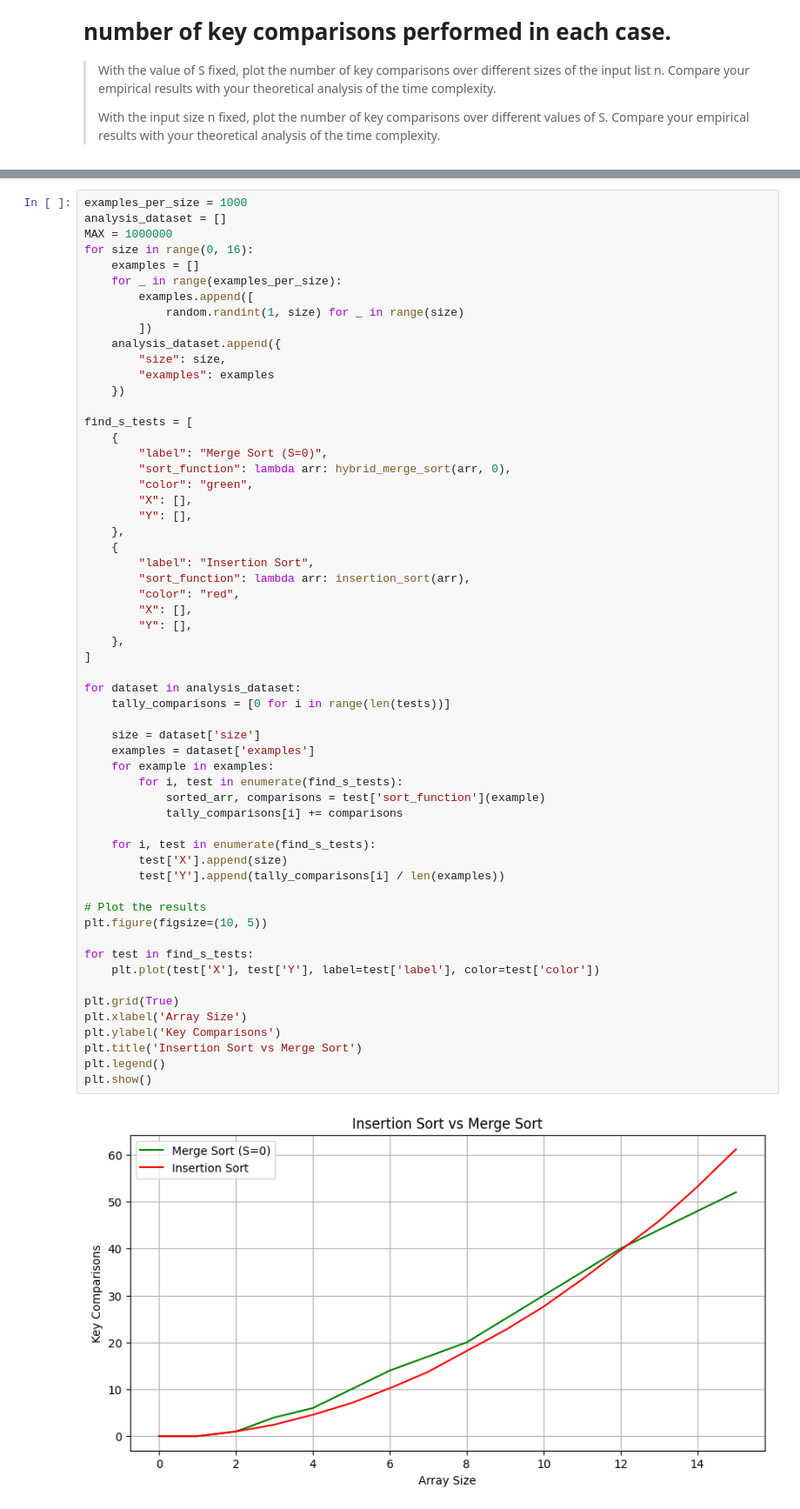
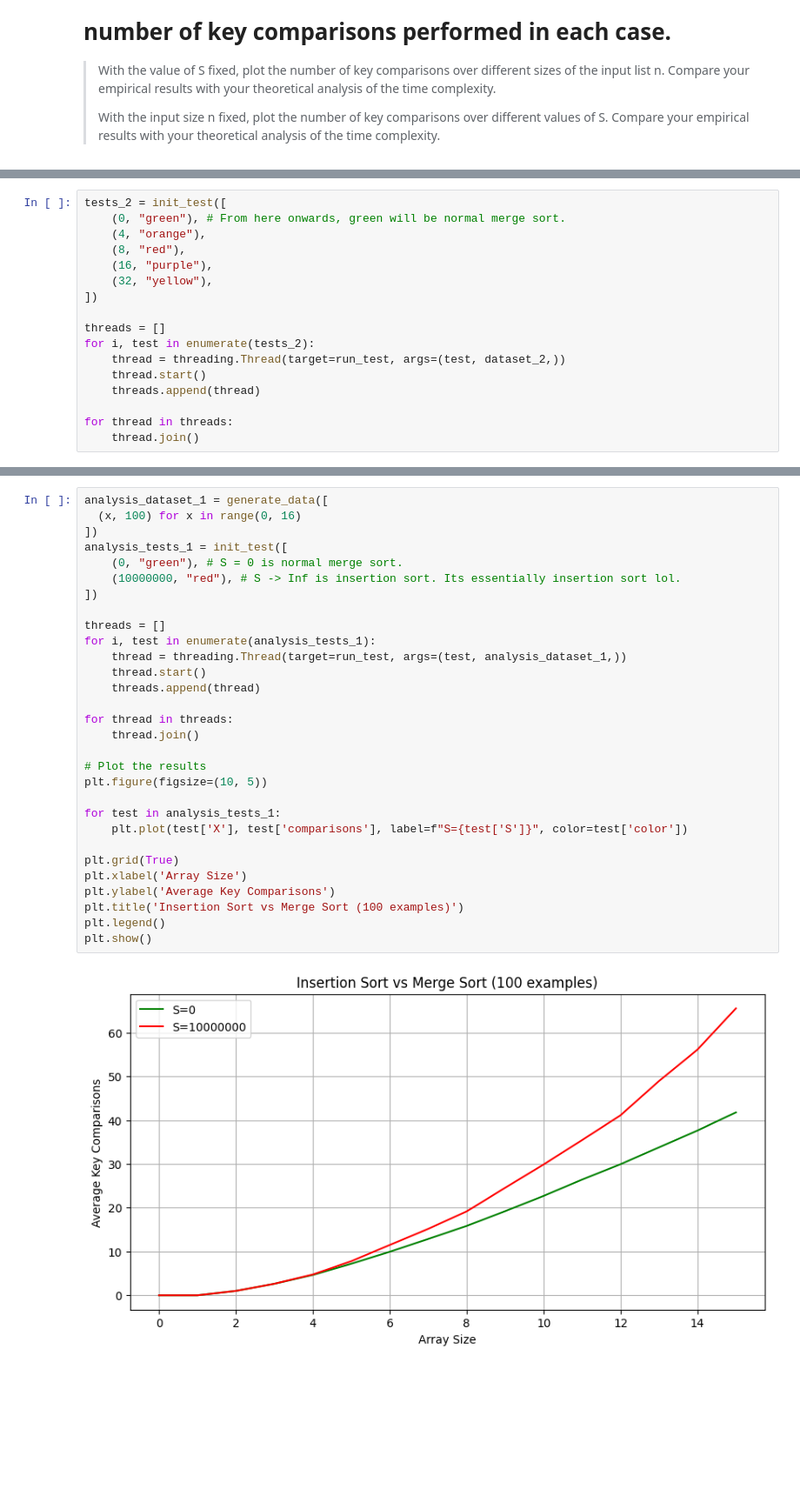
Before and after one commit to Acrylic125/sc2001-lab, a Jupyter notebook: lab1/sorting.ipynb, the cells around one changed output, grey strips where cells are left out. Shown: that part at 87% size. Drawn from its saved outputs; the diff is of its cells as text; blank space fills up the shorter version.

```diff
--- a/lab1/sorting.ipynb
+++ b/lab1/sorting.ipynb
@@ -256,0 +274,17 @@ plt.show()
+# %%
+tests_2 = init_test([
+    (0, "green"), # From here onwards, green will be normal merge sort.
+    (4, "orange"),
+    (8, "red"),
+    (16, "purple"),
+    (32, "yellow"),
+])
+
+threads = []
+for i, test in enumerate(tests_2):
+    thread = threading.Thread(target=run_test, args=(test, dataset_2,))
+    thread.start()
+    threads.append(thread)
+
+for thread in threads:
+    thread.join()
@@ -263,60 +340,32 @@ For our test, we will use as many samples as reasonable to reduce variability on
 # %%
-examples_per_size = 1000
-analysis_dataset = []
-MAX = 1000000
-for size in range(0, 16):
-    examples = []
-    for _ in range(examples_per_size):
-        examples.append([
-            random.randint(1, size) for _ in range(size)
-        ])
-    analysis_dataset.append({
-        "size": size,
-        "examples": examples
-    })
+analysis_dataset_1 = generate_data([
+  (x, 100) for x in range(0, 16)
+])
+analysis_tests_1 = init_test([
+    (0, "green"), # S = 0 is normal merge sort.
+    (10000000, "red"), # S -> Inf is insertion sort. Its essentially insertion sort lol.
+])
 
-find_s_tests = [
-    {
-        "label": "Merge Sort (S=0)",
-        "sort_function": lambda arr: hybrid_merge_sort(arr, 0),
-        "color": "green",
-        "X": [],
-        "Y": [],
-    },
-    {
-        "label": "Insertion Sort",
-        "sort_function": lambda arr: insertion_sort(arr),
-        "color": "red",
-        "X": [],
-        "Y": [],
-    },
-]
+threads = []
+for i, test in enumerate(analysis_tests_1):
+    thread = threading.Thread(target=run_test, args=(test, analysis_dataset_1,))
+    thread.start()
+    threads.append(thread)
 
-for dataset in analysis_dataset:
-    tally_comparisons = [0 for i in range(len(tests))]
-
-    size = dataset['size']
-    examples = dataset['examples']
-    for example in examples:
-        for i, test in enumerate(find_s_tests):
-            sorted_arr, comparisons = test['sort_function'](example)
-            tally_comparisons[i] += comparisons
-
-    for i, test in enumerate(find_s_tests):
-        test['X'].append(size)
-        test['Y'].append(tally_comparisons[i] / len(examples))
+for thread in threads:
+    thread.join()
 
 # Plot the results
 plt.figure(figsize=(10, 5))
 
-for test in find_s_tests:
-    plt.plot(test['X'], test['Y'], label=test['label'], color=test['color'])
+for test in analysis_tests_1:
+    plt.plot(test['X'], test['comparisons'], label=f"S={test['S']}", color=test['color'])
 
 plt.grid(True)
 plt.xlabel('Array Size')
-plt.ylabel('Key Comparisons')
-plt.title('Insertion Sort vs Merge Sort')
+plt.ylabel('Average Key Comparisons')
+plt.title('Insertion Sort vs Merge Sort (100 examples)')
 plt.legend()
 plt.show()
 # %% [output]
-[figure, old version]
+[figure, new version]
```
Also changed, not shown: parts of 32 cells of this notebook.
